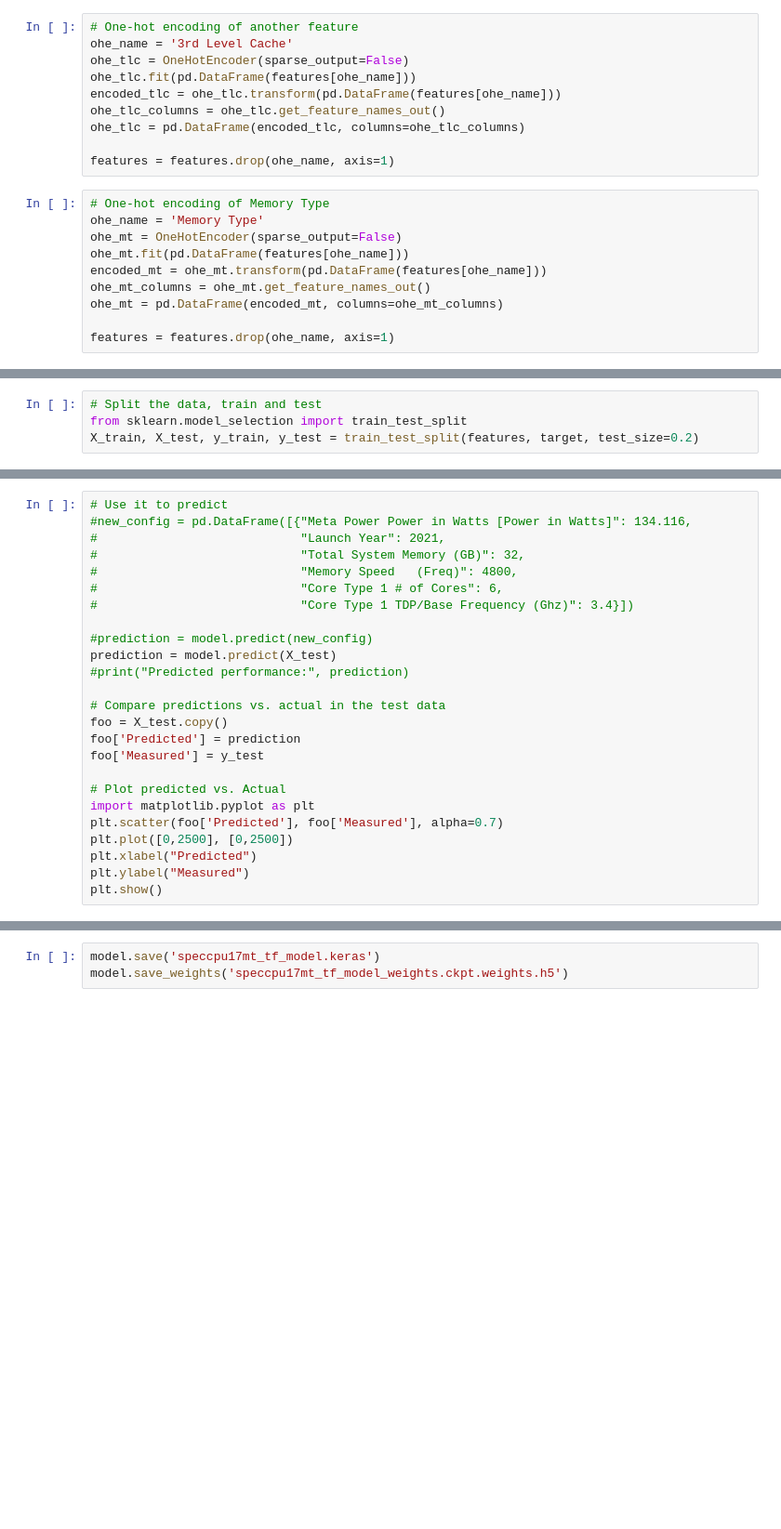
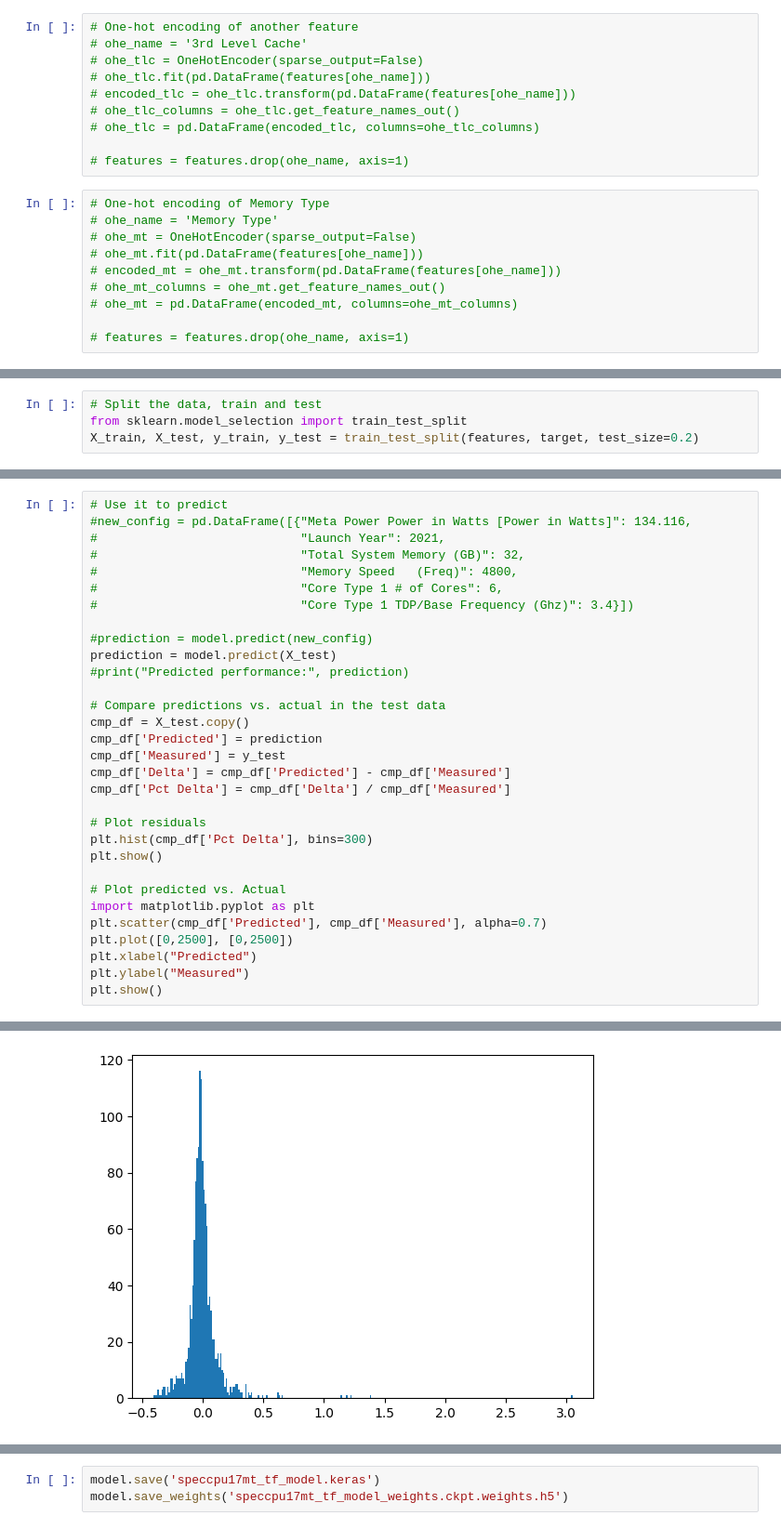
Before and after one commit to AlexShows/tf-speccpu17-int-mt, a Jupyter notebook: tf_speccpu17mt.ipynb, the cells around one changed output, grey strips where cells are left out. Shown at 93% size. Saved outputs shown, nothing was run; the diff lists cells and outputs as text; blank space fills up the shorter version.

Commit message:
Drop SPARC, add residuals histogram

```diff
--- a/tf_speccpu17mt.ipynb
+++ b/tf_speccpu17mt.ipynb
@@ -229,24 +238,24 @@ ohe_df = pd.DataFrame(encoded_data, columns=ohe_columns)
 features = features.drop(ohe_name, axis=1)
 # %%
 # One-hot encoding of another feature
-ohe_name = '3rd Level Cache'
-ohe_tlc = OneHotEncoder(sparse_output=False)
-ohe_tlc.fit(pd.DataFrame(features[ohe_name]))
-encoded_tlc = ohe_tlc.transform(pd.DataFrame(features[ohe_name]))
-ohe_tlc_columns = ohe_tlc.get_feature_names_out()
-ohe_tlc = pd.DataFrame(encoded_tlc, columns=ohe_tlc_columns)
+# ohe_name = '3rd Level Cache'
+# ohe_tlc = OneHotEncoder(sparse_output=False)
+# ohe_tlc.fit(pd.DataFrame(features[ohe_name]))
+# encoded_tlc = ohe_tlc.transform(pd.DataFrame(features[ohe_name]))
+# ohe_tlc_columns = ohe_tlc.get_feature_names_out()
+# ohe_tlc = pd.DataFrame(encoded_tlc, columns=ohe_tlc_columns)
 
-features = features.drop(ohe_name, axis=1)
+# features = features.drop(ohe_name, axis=1)
 # %%
 # One-hot encoding of Memory Type
-ohe_name = 'Memory Type'
-ohe_mt = OneHotEncoder(sparse_output=False)
-ohe_mt.fit(pd.DataFrame(features[ohe_name]))
-encoded_mt = ohe_mt.transform(pd.DataFrame(features[ohe_name]))
-ohe_mt_columns = ohe_mt.get_feature_names_out()
-ohe_mt = pd.DataFrame(encoded_mt, columns=ohe_mt_columns)
+# ohe_name = 'Memory Type'
+# ohe_mt = OneHotEncoder(sparse_output=False)
+# ohe_mt.fit(pd.DataFrame(features[ohe_name]))
+# encoded_mt = ohe_mt.transform(pd.DataFrame(features[ohe_name]))
+# ohe_mt_columns = ohe_mt.get_feature_names_out()
+# ohe_mt = pd.DataFrame(encoded_mt, columns=ohe_mt_columns)
 
-features = features.drop(ohe_name, axis=1)
+# features = features.drop(ohe_name, axis=1)
 # %%
 # Split the predictors from the performance
 # We have the features, merge with the one hot encoded values
@@ -345,13 +354,19 @@ prediction = model.predict(X_test)
 #print("Predicted performance:", prediction)
 
 # Compare predictions vs. actual in the test data
-foo = X_test.copy()
-foo['Predicted'] = prediction
-foo['Measured'] = y_test
+cmp_df = X_test.copy()
+cmp_df['Predicted'] = prediction
+cmp_df['Measured'] = y_test
+cmp_df['Delta'] = cmp_df['Predicted'] - cmp_df['Measured']
+cmp_df['Pct Delta'] = cmp_df['Delta'] / cmp_df['Measured']
+
+# Plot residuals
+plt.hist(cmp_df['Pct Delta'], bins=300)
+plt.show()
 
 # Plot predicted vs. Actual
 import matplotlib.pyplot as plt
-plt.scatter(foo['Predicted'], foo['Measured'], alpha=0.7)
+plt.scatter(cmp_df['Predicted'], cmp_df['Measured'], alpha=0.7)
 plt.plot([0,2500], [0,2500])
 plt.xlabel("Predicted")
 plt.ylabel("Measured")
@@ -361,0 +376 @@ KeyboardInterrupt:
+[figure, added]
```
Also changed, not shown: parts of 6 cells of this notebook.
